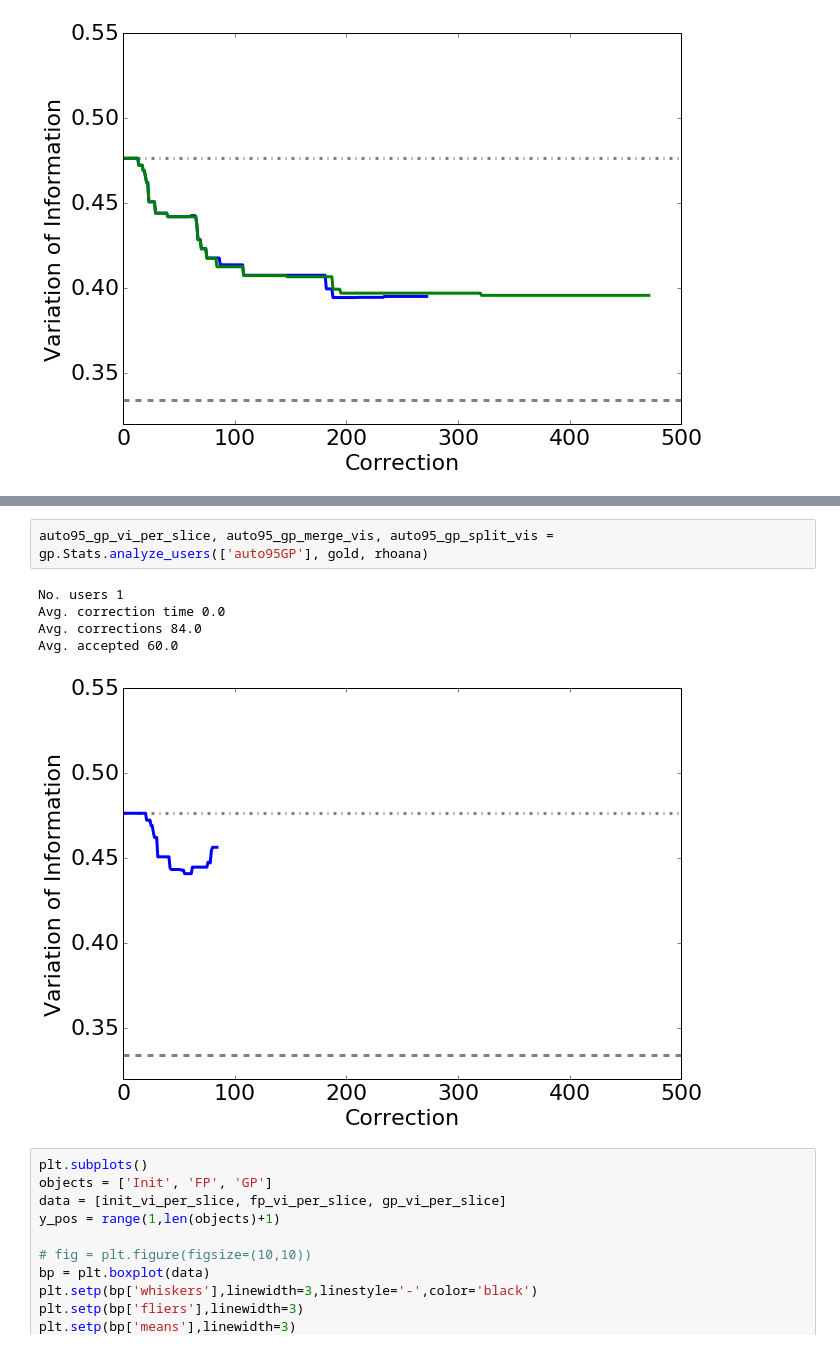
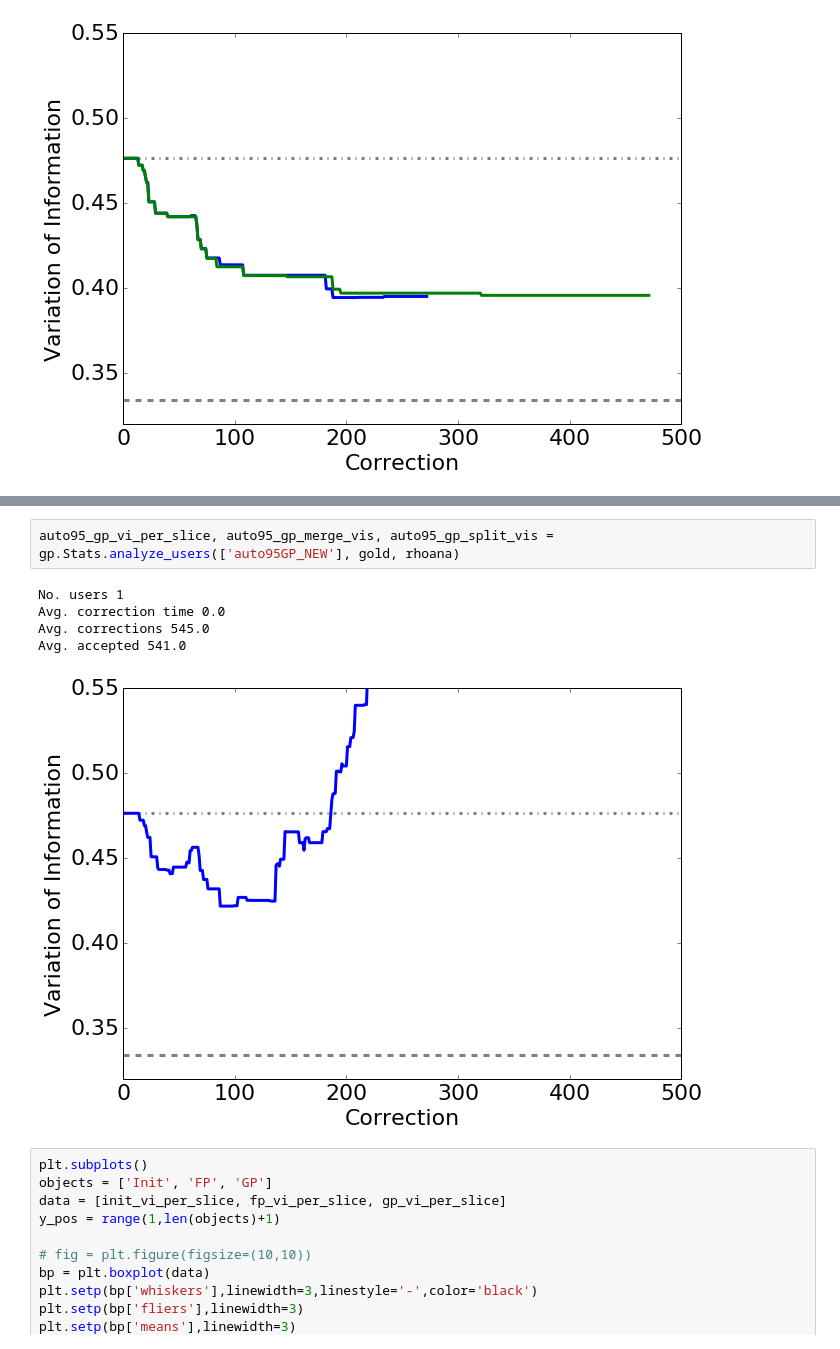
Before and after one commit to VCG/gp, a Jupyter notebook: ipy_test/LOAD_USER.ipynb, the cells around one changed output, grey strips where cells are left out. Saved outputs shown, nothing was run; the diff lists cells and outputs as text.

```diff
--- a/ipy_test/LOAD_USER.ipynb
+++ b/ipy_test/LOAD_USER.ipynb
@@ -104,11 +104,11 @@ Avg. accepted 91.0
 # %%
-auto95_gp_vi_per_slice, auto95_gp_merge_vis, auto95_gp_split_vis = gp.Stats.analyze_users(['auto95GP'], gold, rhoana)
+auto95_gp_vi_per_slice, auto95_gp_merge_vis, auto95_gp_split_vis = gp.Stats.analyze_users(['auto95GP_NEW'], gold, rhoana)
 # %% [output]
 No. users 1
 Avg. correction time 0.0
-Avg. corrections 84.0
-Avg. accepted 60.0
+Avg. corrections 545.0
+Avg. accepted 541.0
-[figure, old version]
+[figure, new version]
 # %%
 plt.subplots()
 objects = ['Init', 'FP', 'GP']
```
Also changed, not shown: parts of 9 cells of this notebook, 4 other files.
